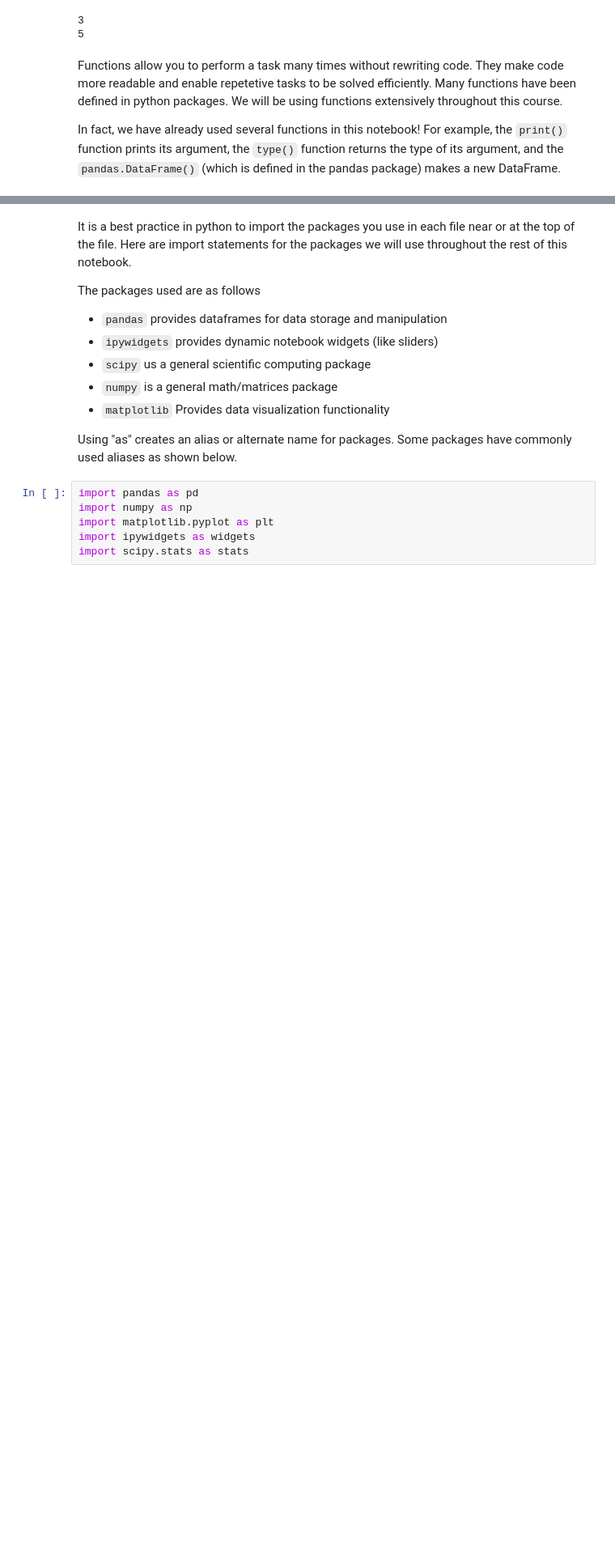
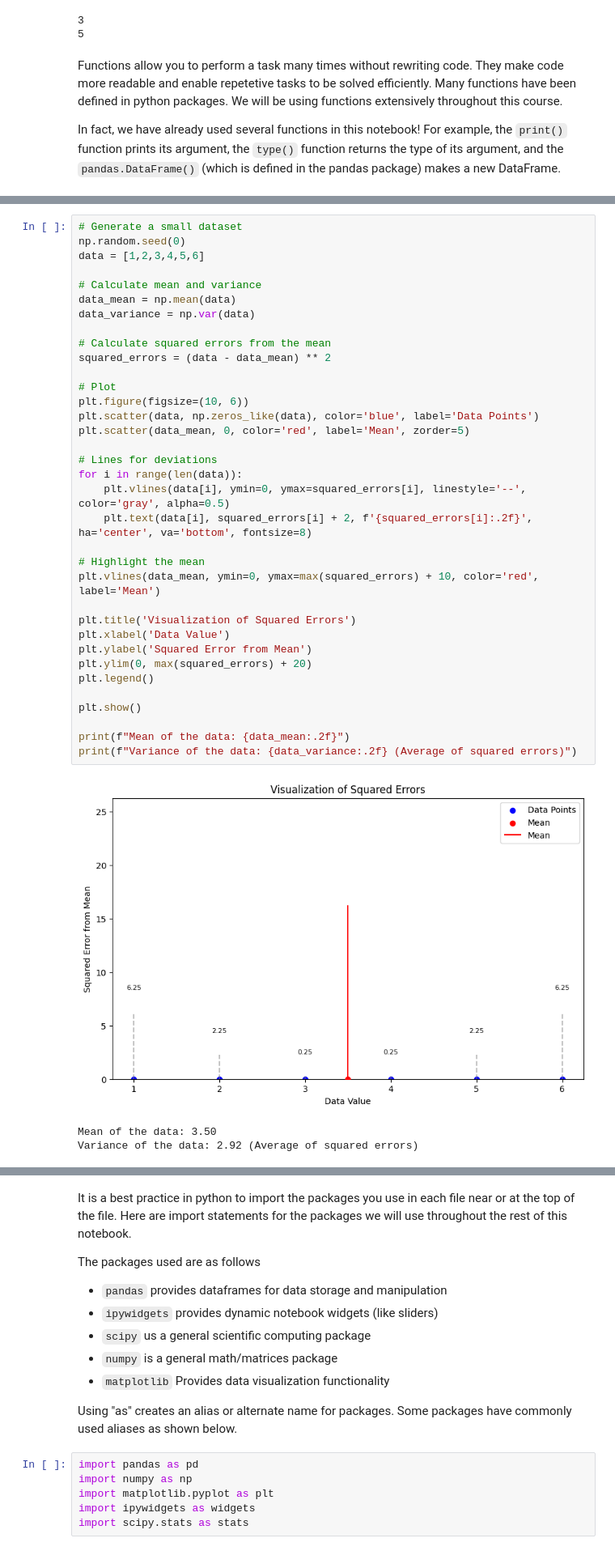
Before and after one commit to BIOL359A-FoundationsOfQBio-Spr25/week1_distributions, a Jupyter notebook: week1_distributions.ipynb, the cells around one changed output, grey strips where cells are left out. Shown: that part at 81% size. Drawn from its saved outputs; the diff is of its cells as text; blank space fills up the shorter version.

```diff
--- a/week1_distributions.ipynb
+++ b/week1_distributions.ipynb
@@ -149,0 +231,39 @@ In fact, we have already used several functions in this notebook! For example, t
+# %%
+# Generate a small dataset
+np.random.seed(0)
+data = [1,2,3,4,5,6]
+
+# Calculate mean and variance
+data_mean = np.mean(data)
+data_variance = np.var(data)
+
+# Calculate squared errors from the mean
+squared_errors = (data - data_mean) ** 2
+
+# Plot
+plt.figure(figsize=(10, 6))
+plt.scatter(data, np.zeros_like(data), color='blue', label='Data Points')
+plt.scatter(data_mean, 0, color='red', label='Mean', zorder=5)
+
+# Lines for deviations
+for i in range(len(data)):
+    plt.vlines(data[i], ymin=0, ymax=squared_errors[i], linestyle='--', color='gray', alpha=0.5)
+    plt.text(data[i], squared_errors[i] + 2, f'{squared_errors[i]:.2f}', ha='center', va='bottom', fontsize=8)
+
+# Highlight the mean
+plt.vlines(data_mean, ymin=0, ymax=max(squared_errors) + 10, color='red', label='Mean')
+
+plt.title('Visualization of Squared Errors')
+plt.xlabel('Data Value')
+plt.ylabel('Squared Error from Mean')
+plt.ylim(0, max(squared_errors) + 20)
+plt.legend()
+
+plt.show()
+
+print(f"Mean of the data: {data_mean:.2f}")
+print(f"Variance of the data: {data_variance:.2f} (Average of squared errors)")
+# %% [output]
+[figure, added]
+Mean of the data: 3.50
+Variance of the data: 2.92 (Average of squared errors)
```
Also changed, not shown: parts of 63 cells of this notebook.
